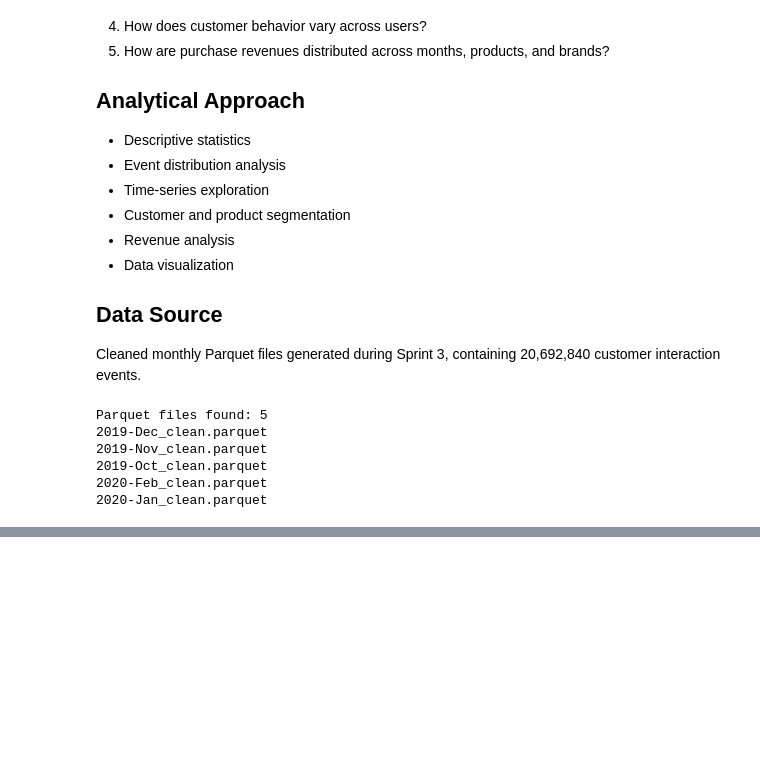
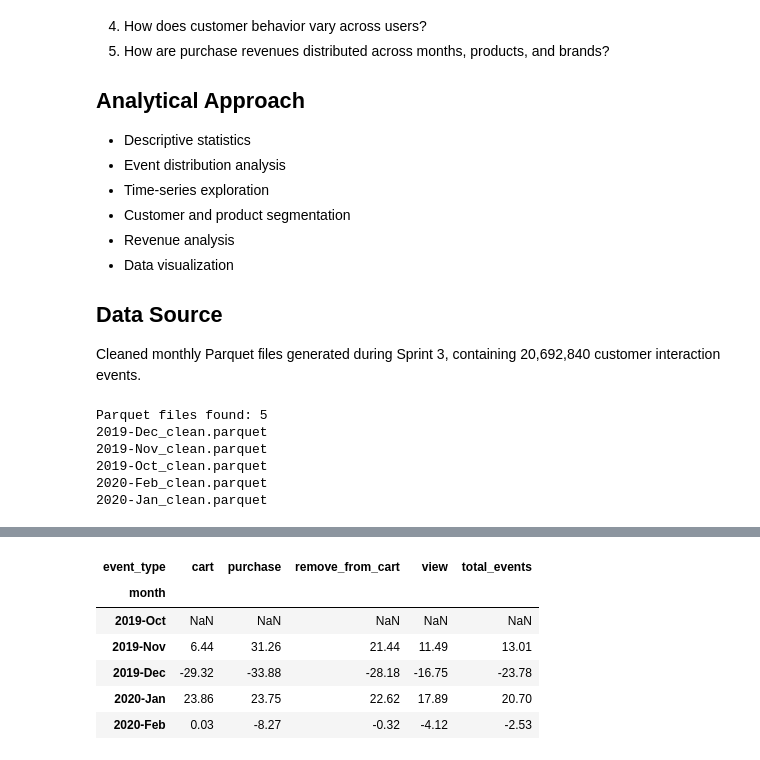
Before and after one commit to kevinyaelvillalpandomartinez-tech/ecommerce-customer-journey-analysis, a Jupyter notebook: notebooks/03_Exploratory_Data_Analysis.ipynb, the cells around one changed output, grey strips where cells are left out. Cells and saved outputs as stored; diff of their text form; code cells hidden in the pictures; blank space fills up the shorter version.

```diff
--- a/notebooks/03_Exploratory_Data_Analysis.ipynb
+++ b/notebooks/03_Exploratory_Data_Analysis.ipynb
@@ -69,0 +217,16 @@ NameError: name 'parquet_files' is not defined
+# %%
+# Calculate month-over-month percentage changes
+monthly_growth = monthly_events_pivot.pct_change() * 100
+
+# Round results to two decimal places
+monthly_growth = monthly_growth.round(2)
+
+monthly_growth
+# %% [output]
+| event_type | cart | purchase | remove_from_cart | view | total_events |
+| month |  |  |  |  |  |
+| 2019-Oct | NaN | NaN | NaN | NaN | NaN |
+| 2019-Nov | 6.44 | 31.26 | 21.44 | 11.49 | 13.01 |
+| 2019-Dec | -29.32 | -33.88 | -28.18 | -16.75 | -23.78 |
+| 2020-Jan | 23.86 | 23.75 | 22.62 | 17.89 | 20.70 |
+| 2020-Feb | 0.03 | -8.27 | -0.32 | -4.12 | -2.53 |
```
Also changed, not shown: parts of 6 cells of this notebook.
